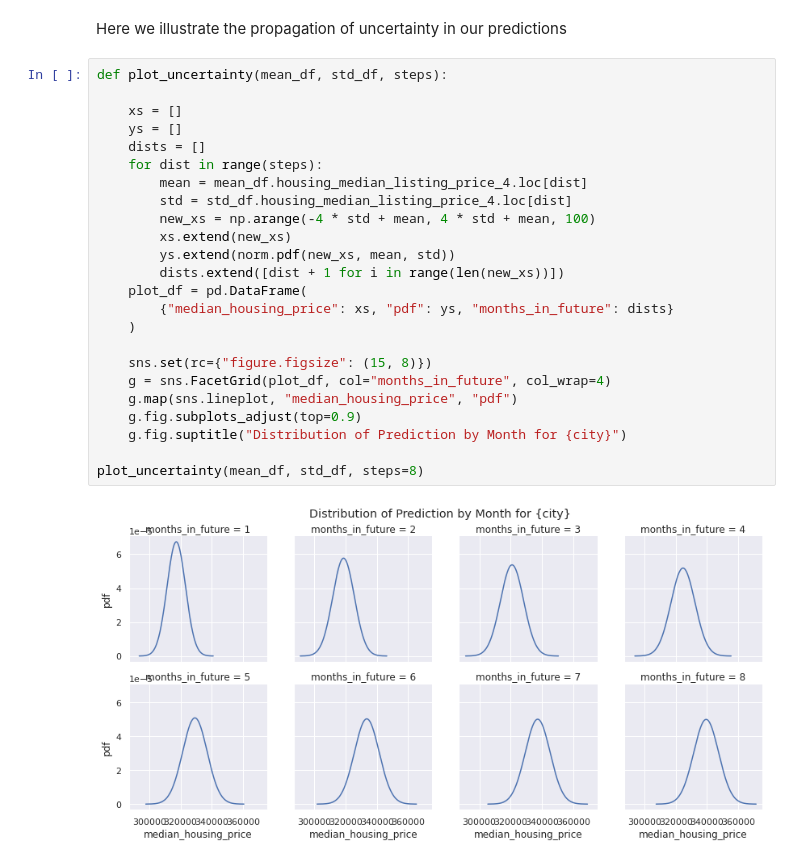
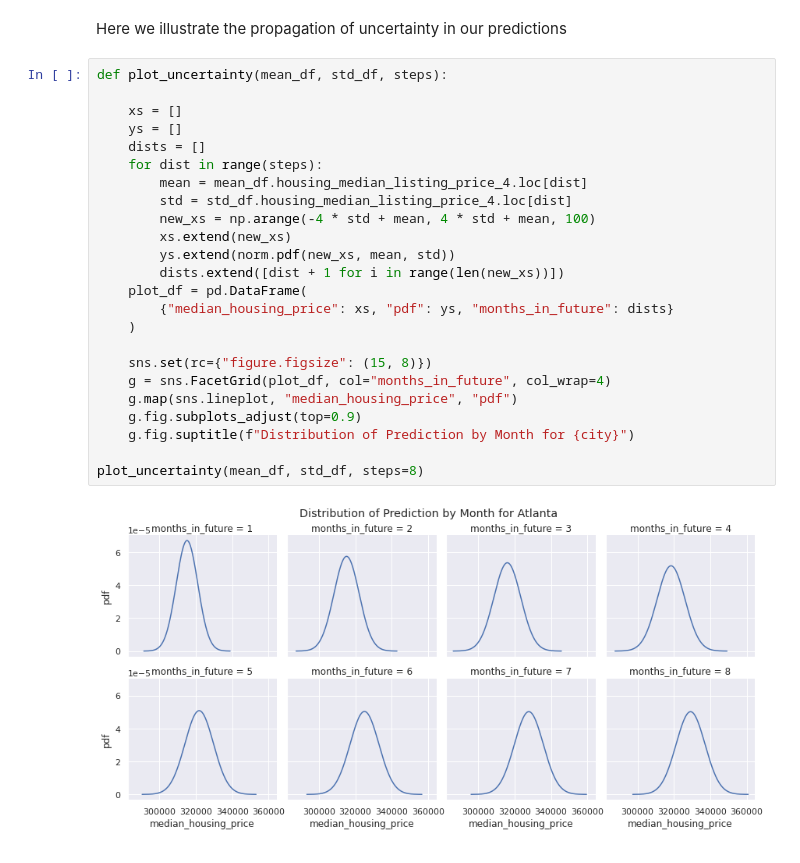
Before and after one commit to timurguler/bayes-housing-project, a Jupyter notebook: final_files/model_files/VAR.ipynb, the cells around one changed output. Cells and saved outputs as stored; diff of their text form.

```diff
--- a/final_files/model_files/VAR.ipynb
+++ b/final_files/model_files/VAR.ipynb
@@ -206,26 +206,26 @@ Here we illustrate the propagation of uncertainty in our predictions
 # %%
 def plot_uncertainty(mean_df, std_df, steps):
 
     xs = []
     ys = []
     dists = []
     for dist in range(steps):
         mean = mean_df.housing_median_listing_price_4.loc[dist]
         std = std_df.housing_median_listing_price_4.loc[dist]
         new_xs = np.arange(-4 * std + mean, 4 * std + mean, 100)
         xs.extend(new_xs)
         ys.extend(norm.pdf(new_xs, mean, std))
         dists.extend([dist + 1 for i in range(len(new_xs))])
     plot_df = pd.DataFrame(
         {"median_housing_price": xs, "pdf": ys, "months_in_future": dists}
     )
 
     sns.set(rc={"figure.figsize": (15, 8)})
     g = sns.FacetGrid(plot_df, col="months_in_future", col_wrap=4)
     g.map(sns.lineplot, "median_housing_price", "pdf")
     g.fig.subplots_adjust(top=0.9)
-    g.fig.suptitle("Distribution of Prediction by Month for {city}")
+    g.fig.suptitle(f"Distribution of Prediction by Month for {city}")
 
 plot_uncertainty(mean_df, std_df, steps=8)
 # %% [output]
-[figure, old version]
+[figure, new version]
```
Also changed, not shown: parts of 4 cells of this notebook.
